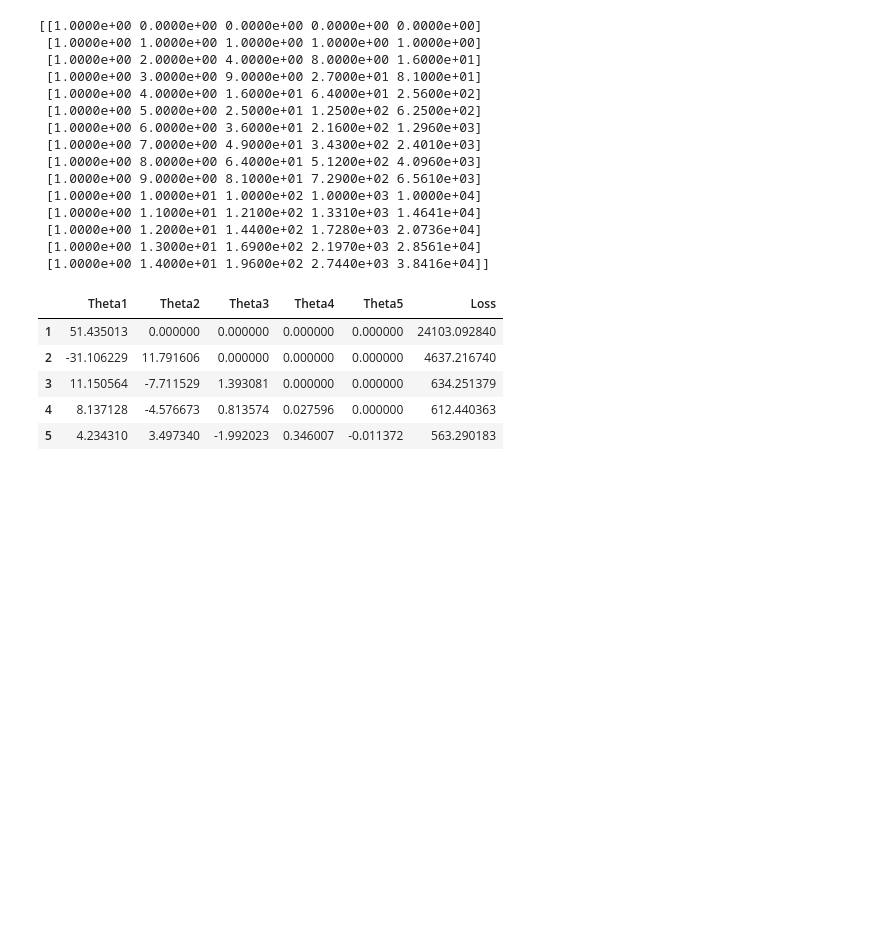
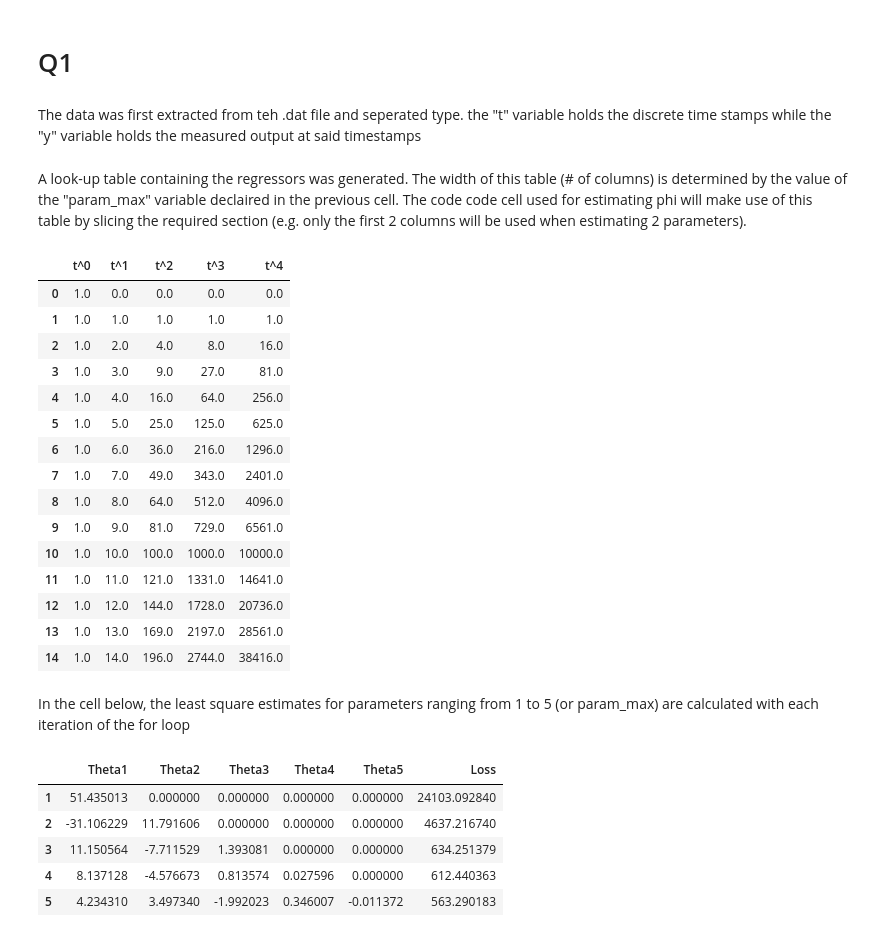
Before and after one commit to cplan082-tech/Adaptive_Control, a Jupyter notebook: assignments/A1/A1.ipynb, the cells around one changed output. Saved outputs shown, nothing was run; the diff lists cells and outputs as text; code cells hidden in the pictures; blank space fills up the shorter version.

```diff
--- a/assignments/A1/A1.ipynb
+++ b/assignments/A1/A1.ipynb
@@ -1,25 +1,4 @@
-# %%
-import numpy as np
-param_max = 5 # Largest number of parameters
-
-data = np.loadtxt('dataHw1.dat')
-t = data[:,0].copy()
-y = data[:,1].copy()
-phi = np.stack([(t - 1)**n for n in range(0,param_max)], axis=1)
-print(phi)
-# %% [output]
-[[1.0000e+00 0.0000e+00 0.0000e+00 0.0000e+00 0.0000e+00]
- [1.0000e+00 1.0000e+00 1.0000e+00 1.0000e+00 1.0000e+00]
- [1.0000e+00 2.0000e+00 4.0000e+00 8.0000e+00 1.6000e+01]
- [1.0000e+00 3.0000e+00 9.0000e+00 2.7000e+01 8.1000e+01]
- [1.0000e+00 4.0000e+00 1.6000e+01 6.4000e+01 2.5600e+02]
- [1.0000e+00 5.0000e+00 2.5000e+01 1.2500e+02 6.2500e+02]
- [1.0000e+00 6.0000e+00 3.6000e+01 2.1600e+02 1.2960e+03]
- [1.0000e+00 7.0000e+00 4.9000e+01 3.4300e+02 2.4010e+03]
- [1.0000e+00 8.0000e+00 6.4000e+01 5.1200e+02 4.0960e+03]
- [1.0000e+00 9.0000e+00 8.1000e+01 7.2900e+02 6.5610e+03]
- [1.0000e+00 1.0000e+01 1.0000e+02 1.0000e+03 1.0000e+04]
- [1.0000e+00 1.1000e+01 1.2100e+02 1.3310e+03 1.4641e+04]
- [1.0000e+00 1.2000e+01 1.4400e+02 1.7280e+03 2.0736e+04]
- [1.0000e+00 1.3000e+01 1.6900e+02 2.1970e+03 2.8561e+04]
- [1.0000e+00 1.4000e+01 1.9600e+02 2.7440e+03 3.8416e+04]]
+# %% [markdown]
+# Q1
+# %% [markdown]
+The data was first extracted from teh .dat file and seperated type. the "t" variable holds the discrete time stamps while the "y" variable holds the measured output at said timestamps
@@ -26 +12,25 @@ print(phi)
+# %% [markdown]
+A look-up table containing the regressors was generated. The width of this table (# of columns) is determined by the value of the "param_max" variable declaired in the previous cell. The code code cell used for estimating phi will make use of this table by slicing the required section (e.g. only the first 2 columns will be used when estimating 2 parameters).
+# %%
+phi = np.stack([(t - 1)**n for n in range(param_max)], axis=1) # generation of phi look-up table
+pd.DataFrame(phi, columns=[f't^{i}' for i in range(param_max)]) # Prints look-up table bellow
+# %% [output]
+|  | t^0 | t^1 | t^2 | t^3 | t^4 |
+| 0 | 1.0 | 0.0 | 0.0 | 0.0 | 0.0 |
+| 1 | 1.0 | 1.0 | 1.0 | 1.0 | 1.0 |
+| 2 | 1.0 | 2.0 | 4.0 | 8.0 | 16.0 |
+| 3 | 1.0 | 3.0 | 9.0 | 27.0 | 81.0 |
+| 4 | 1.0 | 4.0 | 16.0 | 64.0 | 256.0 |
+| 5 | 1.0 | 5.0 | 25.0 | 125.0 | 625.0 |
+| 6 | 1.0 | 6.0 | 36.0 | 216.0 | 1296.0 |
+| 7 | 1.0 | 7.0 | 49.0 | 343.0 | 2401.0 |
+| 8 | 1.0 | 8.0 | 64.0 | 512.0 | 4096.0 |
+| 9 | 1.0 | 9.0 | 81.0 | 729.0 | 6561.0 |
+| 10 | 1.0 | 10.0 | 100.0 | 1000.0 | 10000.0 |
+| 11 | 1.0 | 11.0 | 121.0 | 1331.0 | 14641.0 |
+| 12 | 1.0 | 12.0 | 144.0 | 1728.0 | 20736.0 |
+| 13 | 1.0 | 13.0 | 169.0 | 2197.0 | 28561.0 |
+| 14 | 1.0 | 14.0 | 196.0 | 2744.0 | 38416.0 |
+# %% [markdown]
+In the cell below, the least square estimates for parameters ranging from 1 to 5 (or param_max) are calculated with each iteration of the for loop
 # %%
```
Also changed, not shown: parts of 11 cells of this notebook, 1 other file.
